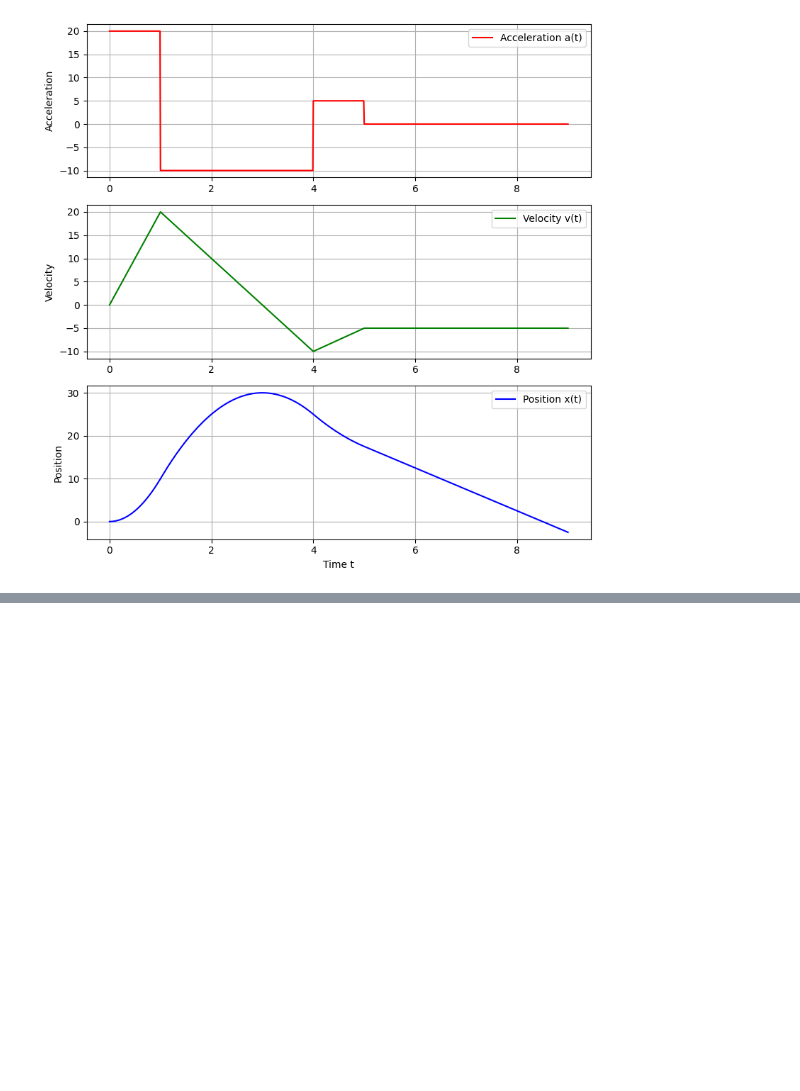
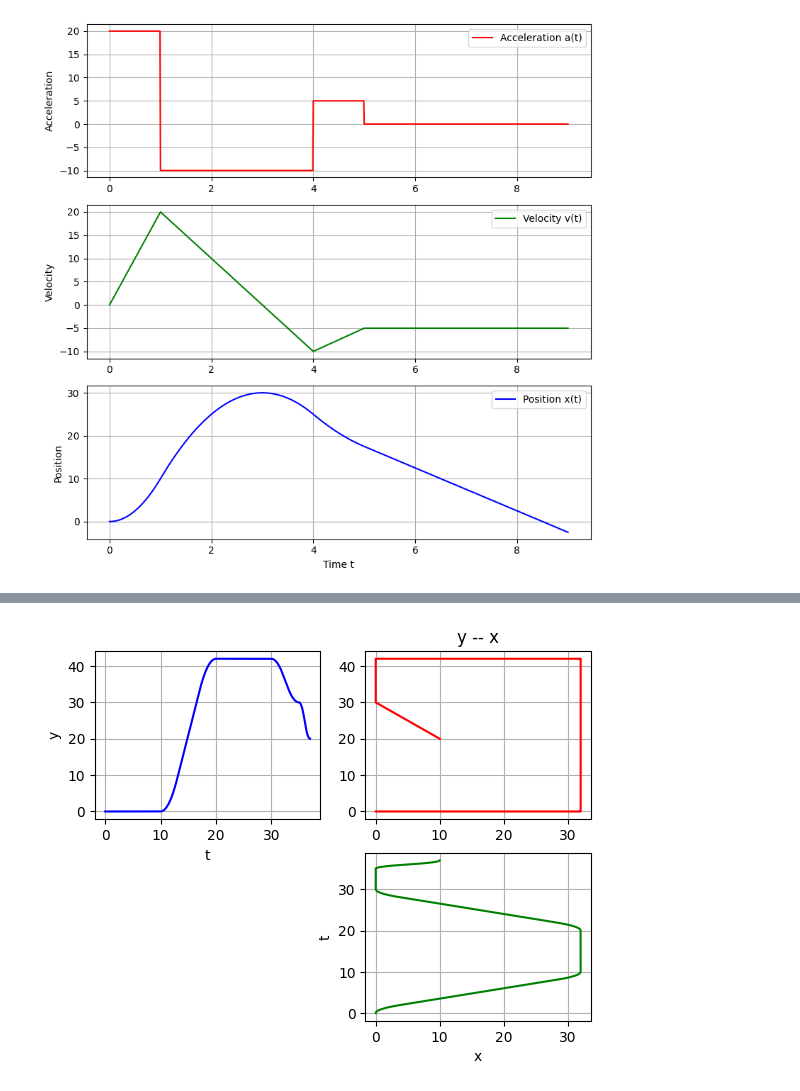
Before and after one commit to dudung/py-nb, a Jupyter notebook: src/apply/lesslines/07_phys_kinematics_piecewise.ipynb, the cells around one changed output, grey strips where cells are left out. Cells and saved outputs as stored; diff of their text form; code cells hidden in the pictures; blank space fills up the shorter version.

```diff
--- a/src/apply/lesslines/07_phys_kinematics_piecewise.ipynb
+++ b/src/apply/lesslines/07_phys_kinematics_piecewise.ipynb
@@ -86,0 +135,44 @@ motion.plot(resolution=1000)
+# %%
+import numpy as np
+
+to = 0
+tin = [
+    2, 6, 2,
+    3, 4, 3,
+    2, 6, 2,
+    2, 1, 2,
+    1, 0, 1,
+    0]
+res = 1000
+tt_vals = np.linspace(to, to + sum(tin), res)
+
+ax_vals = [motion_x.get_acceleration(t) for t in tt_vals]
+vx_vals = [motion_x.get_velocity(t) for t in tt_vals]
+rx_vals = [motion_x.get_position(t) for t in tt_vals]
+
+ay_vals = [motion_y.get_acceleration(t) for t in tt_vals]
+vy_vals = [motion_y.get_velocity(t) for t in tt_vals]
+ry_vals = [motion_y.get_position(t) for t in tt_vals]
+# %%
+import matplotlib.pyplot as plt
+
+plt.subplot(2, 2, 1)
+plt.plot(tt_vals, ry_vals, 'b')
+plt.xlabel('t')
+plt.ylabel('y')
+plt.grid()
+
+plt.subplot(2, 2, 4)
+plt.plot(rx_vals, tt_vals, 'g')
+plt.xlabel('x')
+plt.ylabel('t')
+plt.grid()
+
+plt.subplot(2, 2, 2)
+plt.plot(rx_vals, ry_vals, 'r')
+plt.grid()
+plt.title('y -- x')
+
+plt.show()
+# %% [output]
+[figure, added]
```
Also changed, not shown: parts of 5 cells of this notebook.
